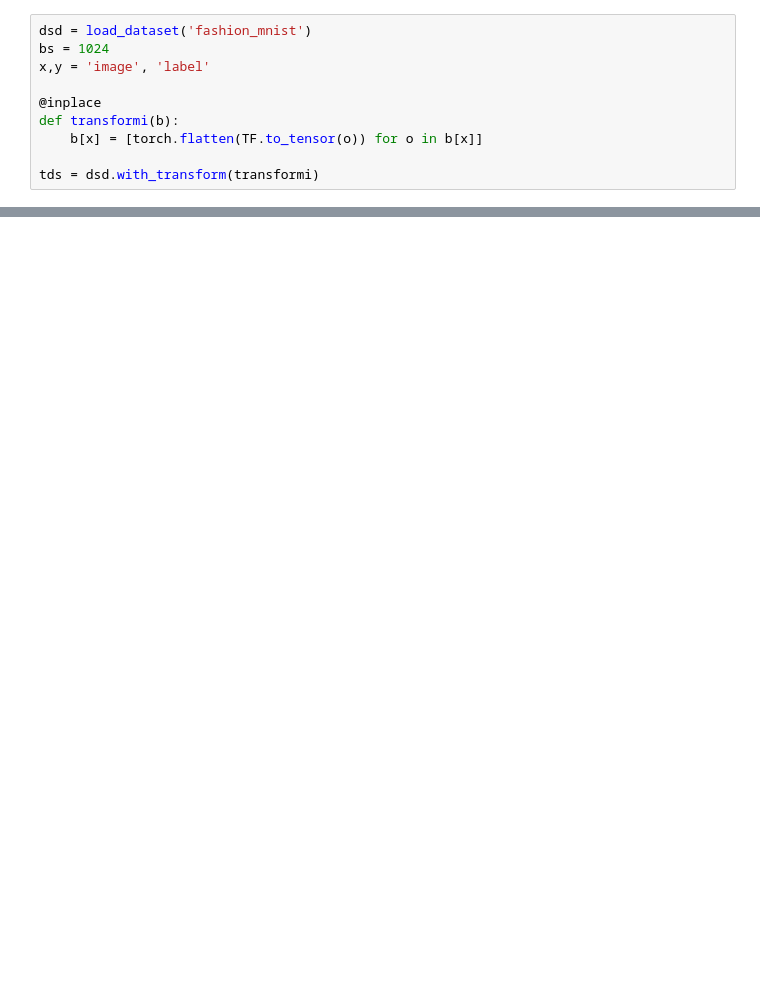
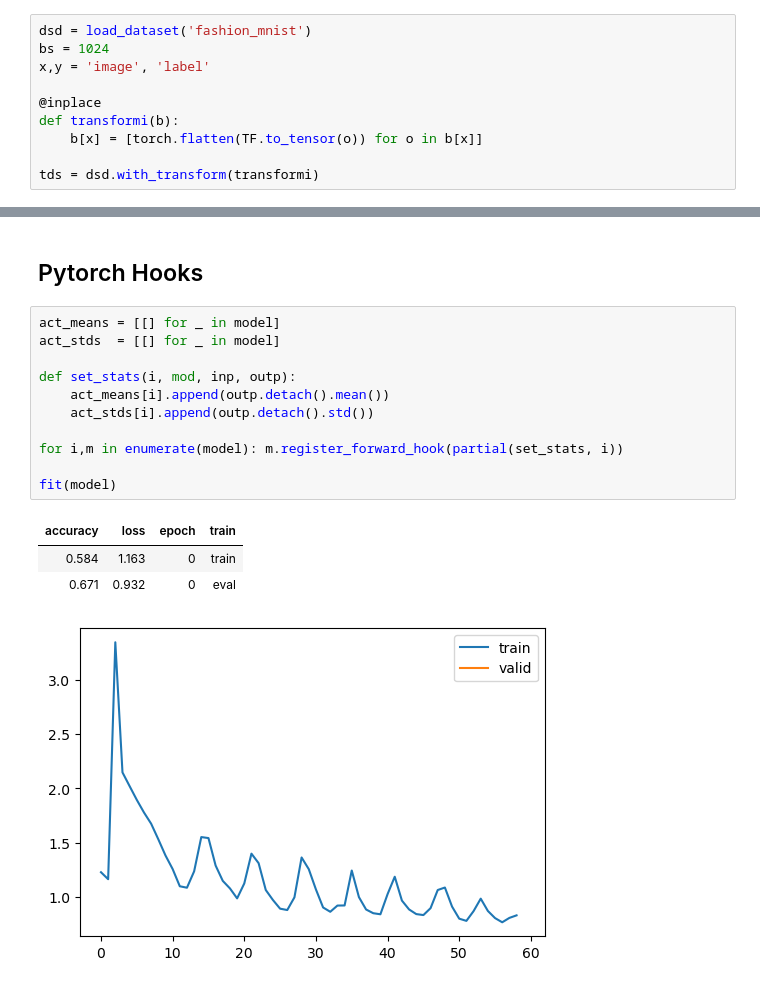
Before and after one commit to dimitarrskv/ai-shenaningans, a Jupyter notebook: fastai/index.ipynb, the cells around one changed output, grey strips where cells are left out. Drawn from its saved outputs; the diff is of its cells as text; blank space fills up the shorter version.

```diff
--- a/fastai/index.ipynb
+++ b/fastai/index.ipynb
@@ -140,0 +130,18 @@ AttributeError: 'TrainLearner' object has no attribute 'calc_stats'
+# %% [markdown]
+## Pytorch Hooks
+# %%
+act_means = [[] for _ in model]
+act_stds  = [[] for _ in model]
+
+def set_stats(i, mod, inp, outp):
+    act_means[i].append(outp.detach().mean())
+    act_stds[i].append(outp.detach().std())
+
+for i,m in enumerate(model): m.register_forward_hook(partial(set_stats, i))
+
+fit(model)
+# %% [output]
+| accuracy | loss | epoch | train |
+| 0.584 | 1.163 | 0 | train |
+| 0.671 | 0.932 | 0 | eval |
+[figure, added]
```
Also changed, not shown: parts of 16 cells of this notebook, 5 other files.
